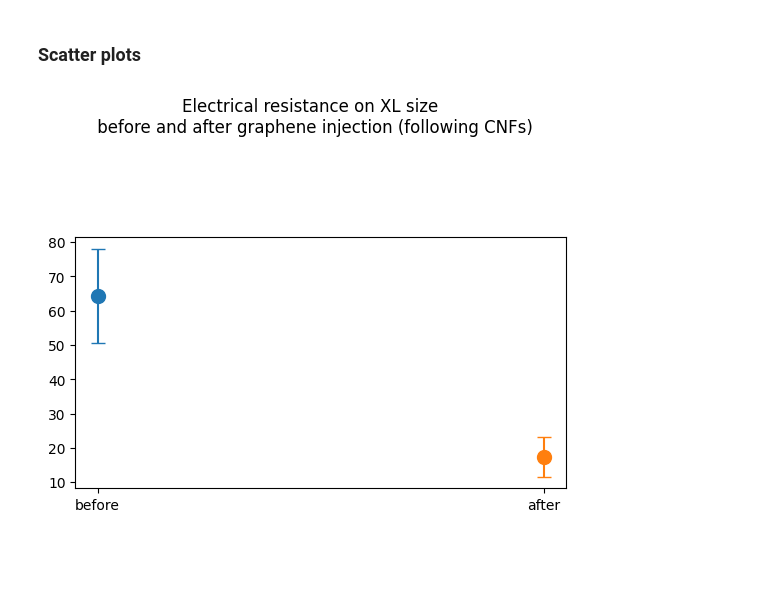
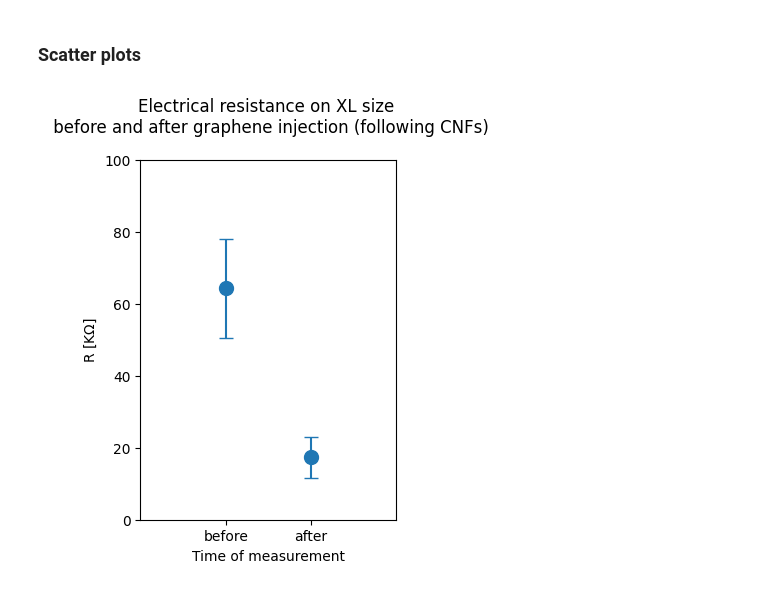
Before and after one commit to mkrause-nps/artificial-muscle, a Jupyter notebook: jupyter_notebooks/cnf_isoprop_inject_v2.ipynb, the cells around one changed output. Cells and saved outputs as stored; diff of their text form; code cells hidden in the pictures; blank space fills up the shorter version.

```diff
--- a/jupyter_notebooks/cnf_isoprop_inject_v2.ipynb
+++ b/jupyter_notebooks/cnf_isoprop_inject_v2.ipynb
@@ -26,29 +27,26 @@ L = [1214.9, 72.4, 799.9]
 # %% [markdown]
 ### Scatter Plot Method
 # %%
-def plot_scatter(xdata:list, ydata:list, yerr:list, title=None, xlabel=None, xlabel_prefix=None, xlim=None, ylabel=None,
-                 figname=None, ylim=None, yscale='linear', plotsize_adjust:dict=None, hide_outer:bool=False,
+def plot_scatter(xdata:list, ydata:list, yerr:list, title=None, xlabel=None, xlabel_prefix=None, xlim=None, xticklabels:str=None,
+                 ylabel=None, figname=None, ylim=None, yscale='linear', plotsize_adjust:dict=None, hide_inner:bool=False,
                  capsize=5, subplot_config:dict={'nrows': 1, 'ncols': 2}) -> None:
     """Create scatterplot of data with standard deviation as errorbars"""
     fig, ax = plt.subplots(subplot_config['nrows'], subplot_config['ncols'])
-    #fig.subplots_adjust(left=0.3, right=0.7, top=0.9, bottom=0.2)  # good for single plots
-    if plotsize_adjust:
-        fig.subplots_adjust(left=plotsize_adjust['left'],
-                            right=plotsize_adjust['right'],
-                            top=plotsize_adjust['top'],
-                            bottom=plotsize_adjust['bottom'])
     fig.suptitle(title)
     colors = ['tab:blue', 'tab:orange']
     data = list(zip(xdata, ydata, yerr))
     if (subplot_config['nrows'] == 1 and subplot_config['ncols'] == 1):
         for idx, datum in enumerate(data):
+            idx = 0
             ax.errorbar(datum[0], datum[1], yerr=datum[2], capsize=capsize, ecolor=mcolors.TABLEAU_COLORS[colors[idx]],
                         marker='o', markerfacecolor=mcolors.TABLEAU_COLORS[colors[idx]],
                         markeredgecolor=mcolors.TABLEAU_COLORS[colors[idx]], markersize=10, linestyle='none')
-            fig.subplots_adjust(left=plotsize_adjust['left'],
-                                right=plotsize_adjust['right'],
-                                top=plotsize_adjust['top'],
-                                bottom=plotsize_adjust['bottom'])
+            ax.set_xlabel(xlabel)
+            ax.set_ylabel(ylabel)
+            if xlim:
+                ax.set_xlim(xlim)
+            if ylim:
+                ax.set_ylim(ylim)
     else:
         for idx, datum in enumerate(data):
             ax[idx].errorbar(datum[0], datum[1], yerr=datum[2], capsize=capsize, ecolor=mcolors.TABLEAU_COLORS[colors[idx]],
@@ -66,11 +64,18 @@ def plot_scatter(xdata:list, ydata:list, yerr:list, title=None, xlabel=None, xla
             if ylim:
                 ax[idx].set_ylim(ylim)
         # Hide x labels and tick labels for top plots and y ticks for right plots.
-    if hide_outer:
+    if hide_inner:
         for a in ax.flat:
             a.label_outer()
     else:
         fig.tight_layout(pad=4.0)
+    if plotsize_adjust:
+        fig.subplots_adjust(left=plotsize_adjust['left'],
+                            right=plotsize_adjust['right'],
+                            top=plotsize_adjust['top'],
+                            bottom=plotsize_adjust['bottom'])
+    #if xticklabels:
+    #        ax.set_xticklabels(xticklabels)
     if figname:
         figpath = os.path.join(glob_figpath, figname)
         fig.savefig(figpath)
@@ -141,16 +147,19 @@ XL_after_stdev = stdev(XL_after)
 # %%
 title = 'Electrical resistance on XL size \n before and after graphene injection (following CNFs)'
 xlabel = 'Time of measurement'
 ylabel = 'R [K$\Omega$]'
-xticklabel = ['before', 'after']
+xticks = ['before', 'after']
+xticklabels = None #['', 'before', 'after', '']
+xlim = [-1, 2]
+ylim = [0, 100]
 subplot_config = {'nrows': 1, 'ncols': 1}
-plotsize_adjust = {'left': 0.4, 'right': 0.6, 'top': 1.0, 'bottom': 0.0}
+plotsize_adjust = {'left': 0.3, 'right': 0.7, 'top': 0.85, 'bottom': 0.1}
 figname = 'resistance_XL_size_cnf_graphene_isoprop_inject_scatter.png'
-xlim = [0, 100]
-plot_scatter(xticklabel, [XL_before_mean, XL_after_mean], yerr=[XL_before_stdev, XL_after_stdev], title=title, xlabel=xlabel,
-             ylabel=ylabel, figname=figname, xlim=xlim, subplot_config=subplot_config, plotsize_adjust=plotsize_adjust)
+plot_scatter(xticks, [XL_before_mean, XL_after_mean], yerr=[XL_before_stdev, XL_after_stdev], title=title, xlabel=xlabel,
+             xticklabels=xticklabels, ylabel=ylabel, figname=figname, xlim=xlim, ylim=ylim, subplot_config=subplot_config,
+             plotsize_adjust=plotsize_adjust)
 # %% [output]
-[figure, old version]
+[figure, new version]
 # %%
 L_before = [39.42, 77.05, 48.14, 92.06, 147.25, 90.04]
 L_after = [14.38, 14.35, 14.44, 22.8, 22.09, 23.5]
```
Also changed, not shown: parts of 5 cells of this notebook.
